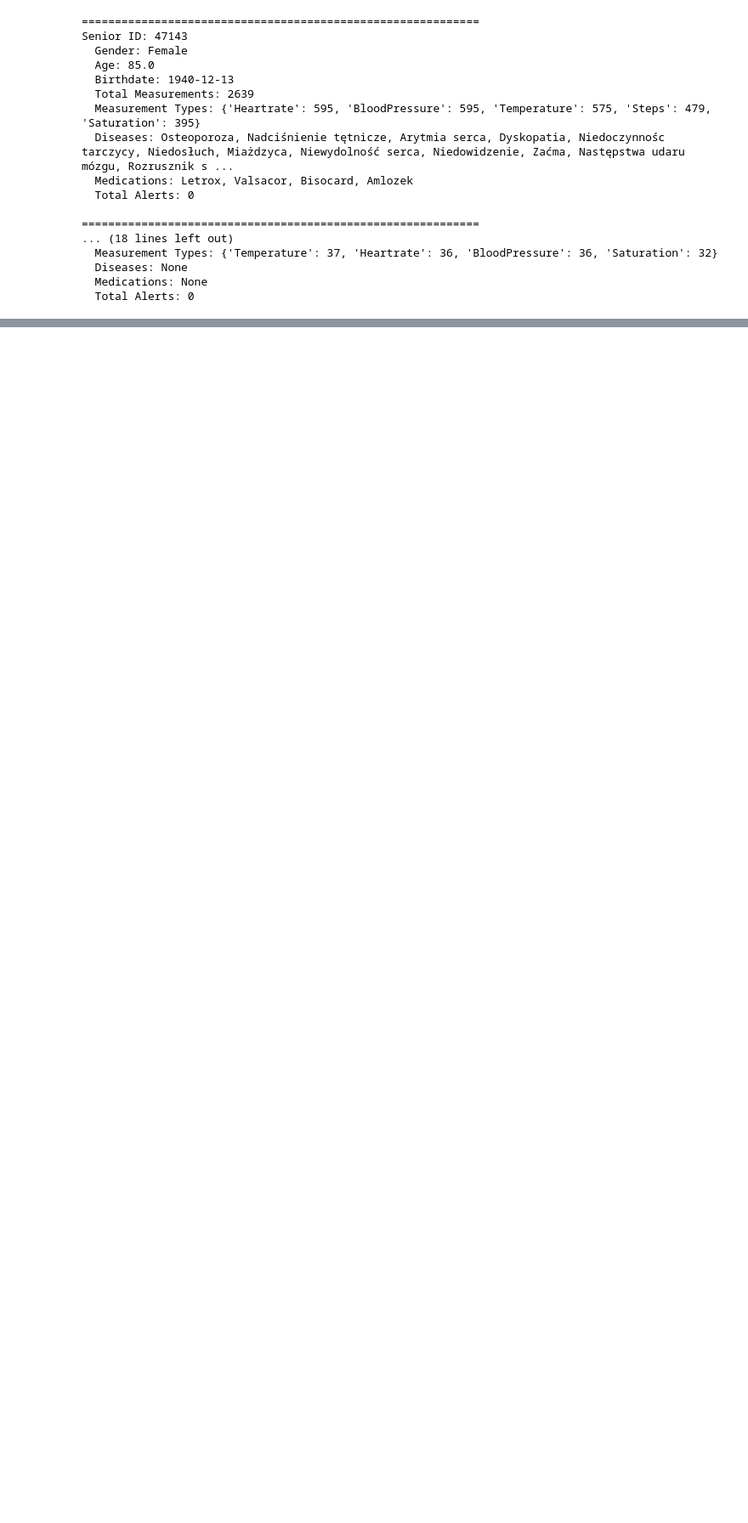
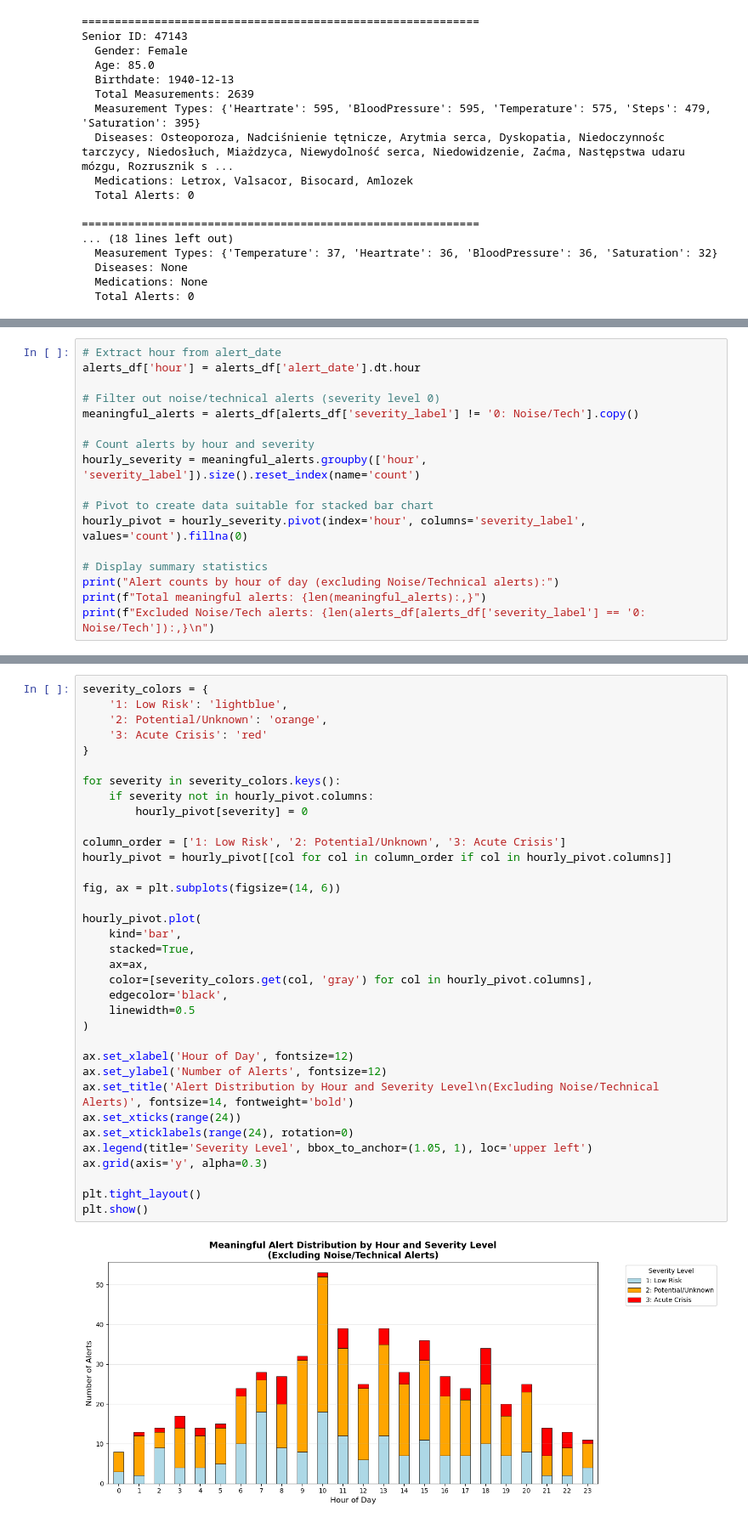
Before and after one commit to eldarmuk/AI-CVD, a Jupyter notebook: notebooks/02_comprehensive_eda.ipynb, the cells around one changed output, grey strips where cells are left out. Shown at 85% size. Saved outputs shown, nothing was run; the diff lists cells and outputs as text; blank space fills up the shorter version.

Commit message:
Analyze alert distribution by hour of day

```diff
--- a/notebooks/02_comprehensive_eda.ipynb
+++ b/notebooks/02_comprehensive_eda.ipynb
@@ -1091,0 +1098,17 @@ Senior ID: 47143
+# %%
+# Extract hour from alert_date
+alerts_df['hour'] = alerts_df['alert_date'].dt.hour
+
+# Filter out noise/technical alerts (severity level 0)
+meaningful_alerts = alerts_df[alerts_df['severity_label'] != '0: Noise/Tech'].copy()
+
+# Count alerts by hour and severity
+hourly_severity = meaningful_alerts.groupby(['hour', 'severity_label']).size().reset_index(name='count')
+
+# Pivot to create data suitable for stacked bar chart
+hourly_pivot = hourly_severity.pivot(index='hour', columns='severity_label', values='count').fillna(0)
+
+# Display summary statistics
+print("Alert counts by hour of day (excluding Noise/Technical alerts):")
+print(f"Total meaningful alerts: {len(meaningful_alerts):,}")
+print(f"Excluded Noise/Tech alerts: {len(alerts_df[alerts_df['severity_label'] == '0: Noise/Tech']):,}\n")
@@ -1091,0 +1123,37 @@ Senior ID: 47143
+# %%
+severity_colors = {
+    '1: Low Risk': 'lightblue',
+    '2: Potential/Unknown': 'orange',
+    '3: Acute Crisis': 'red'
+}
+
+for severity in severity_colors.keys():
+    if severity not in hourly_pivot.columns:
+        hourly_pivot[severity] = 0
+
+column_order = ['1: Low Risk', '2: Potential/Unknown', '3: Acute Crisis']
+hourly_pivot = hourly_pivot[[col for col in column_order if col in hourly_pivot.columns]]
+
+fig, ax = plt.subplots(figsize=(14, 6))
+
+hourly_pivot.plot(
+    kind='bar',
+    stacked=True,
+    ax=ax,
+    color=[severity_colors.get(col, 'gray') for col in hourly_pivot.columns],
+    edgecolor='black',
+    linewidth=0.5
+)
+
+ax.set_xlabel('Hour of Day', fontsize=12)
+ax.set_ylabel('Number of Alerts', fontsize=12)
+ax.set_title('Alert Distribution by Hour and Severity Level\n(Excluding Noise/Technical Alerts)', fontsize=14, fontweight='bold')
+ax.set_xticks(range(24))
+ax.set_xticklabels(range(24), rotation=0)
+ax.legend(title='Severity Level', bbox_to_anchor=(1.05, 1), loc='upper left')
+ax.grid(axis='y', alpha=0.3)
+
+plt.tight_layout()
+plt.show()
+# %% [output]
+[figure, added]
```
Also changed, not shown: parts of 8 cells of this notebook, 1 other file.
